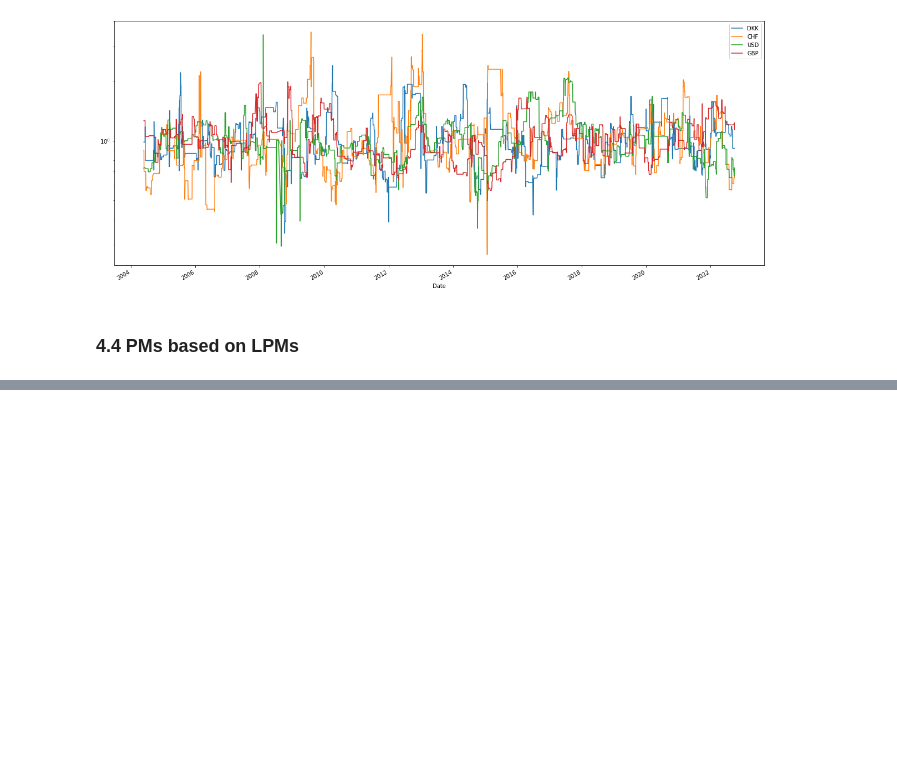
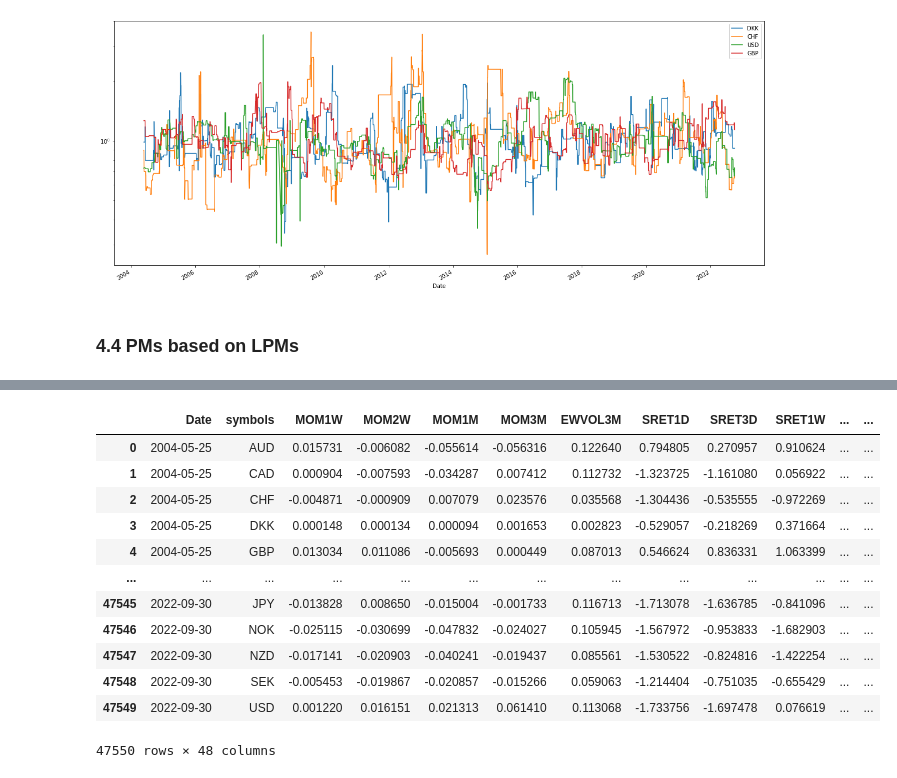
Before and after one commit to falken1983/fx_letor, a Jupyter notebook: generate_fx_data.ipynb, the cells around one changed output, grey strips where cells are left out. Cells and saved outputs as stored; diff of their text form; code cells hidden in the pictures; blank space fills up the shorter version.

```diff
--- a/generate_fx_data.ipynb
+++ b/generate_fx_data.ipynb
@@ -453,0 +495,13 @@ sortino_ratio.plot(figsize=(21,9))
+# %%
+lst_features = []
+
+for f in features:
+    feature = pd.melt(
+        features[f].dropna(how="all"),
+        var_name="symbols",
+        value_name=f,
+        ignore_index=False
+    ).sort_values(by=["Date","symbols"])
+
+    feature.reset_index(inplace=True)
+    lst_features.append(feature)
@@ -453,0 +524,27 @@ sortino_ratio.plot(figsize=(21,9))
+# %%
+#Allin
+from functools import reduce
+
+features_merged = reduce(
+    lambda left, right: pd.merge(
+        left, right,
+        on=["Date","symbols"],
+        how="inner"),
+        lst_features
+  )
+
+features_merged
+# %% [output]
+|  | Date | symbols | MOM1W | MOM2W | MOM1M | MOM3M | EWVOL3M | SRET1D | SRET3D | SRET1W | ... | ... |
+| 0 | 2004-05-25 | AUD | 0.015731 | -0.006082 | -0.055614 | -0.056316 | 0.122640 | 0.794805 | 0.270957 | 0.910624 | ... | ... |
+| 1 | 2004-05-25 | CAD | 0.000904 | -0.007593 | -0.034287 | 0.007412 | 0.112732 | -1.323725 | -1.161080 | 0.056922 | ... | ... |
+| 2 | 2004-05-25 | CHF | -0.004871 | -0.000909 | 0.007079 | 0.023576 | 0.035568 | -1.304436 | -0.535555 | -0.972269 | ... | ... |
+| 3 | 2004-05-25 | DKK | 0.000148 | 0.000134 | 0.000094 | 0.001653 | 0.002823 | -0.529057 | -0.218269 | 0.371664 | ... | ... |
+| 4 | 2004-05-25 | GBP | 0.013034 | 0.011086 | -0.005693 | 0.000449 | 0.087013 | 0.546624 | 0.836331 | 1.063399 | ... | ... |
+| ... | ... | ... | ... | ... | ... | ... | ... | ... | ... | ... | ... | ... |
+| 47545 | 2022-09-30 | JPY | -0.013828 | 0.008650 | -0.015004 | -0.001733 | 0.116713 | -1.713078 | -1.636785 | -0.841096 | ... | ... |
+| 47546 | 2022-09-30 | NOK | -0.025115 | -0.030699 | -0.047832 | -0.024027 | 0.105945 | -1.567972 | -0.953833 | -1.682903 | ... | ... |
+| 47547 | 2022-09-30 | NZD | -0.017141 | -0.020903 | -0.040241 | -0.019437 | 0.085561 | -1.530522 | -0.824816 | -1.422254 | ... | ... |
+| 47548 | 2022-09-30 | SEK | -0.005453 | -0.019867 | -0.020857 | -0.015266 | 0.059063 | -1.214404 | -0.751035 | -0.655429 | ... | ... |
+| 47549 | 2022-09-30 | USD | 0.001220 | 0.016151 | 0.021313 | 0.061410 | 0.113068 | -1.733756 | -1.697478 | 0.076619 | ... | ... |
+47550 rows × 48 columns
```
Also changed, not shown: parts of 52 cells of this notebook.
